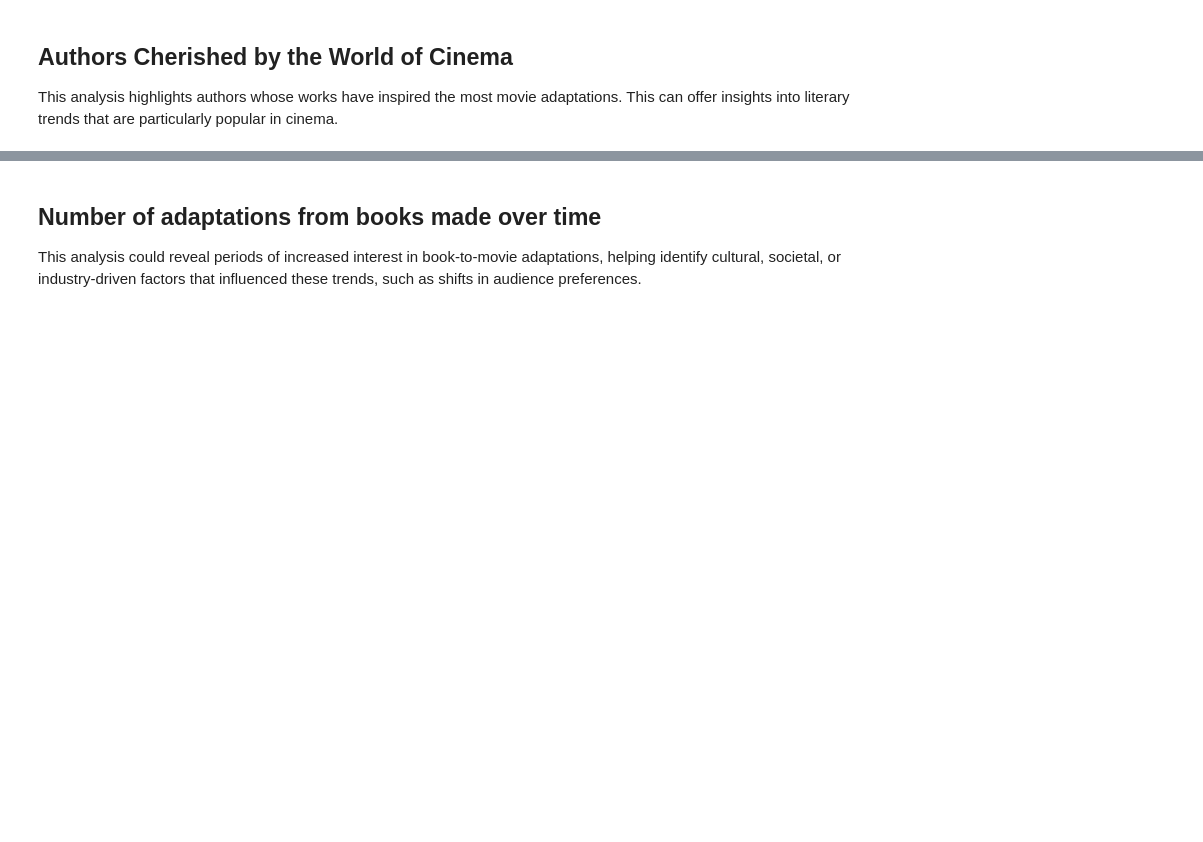
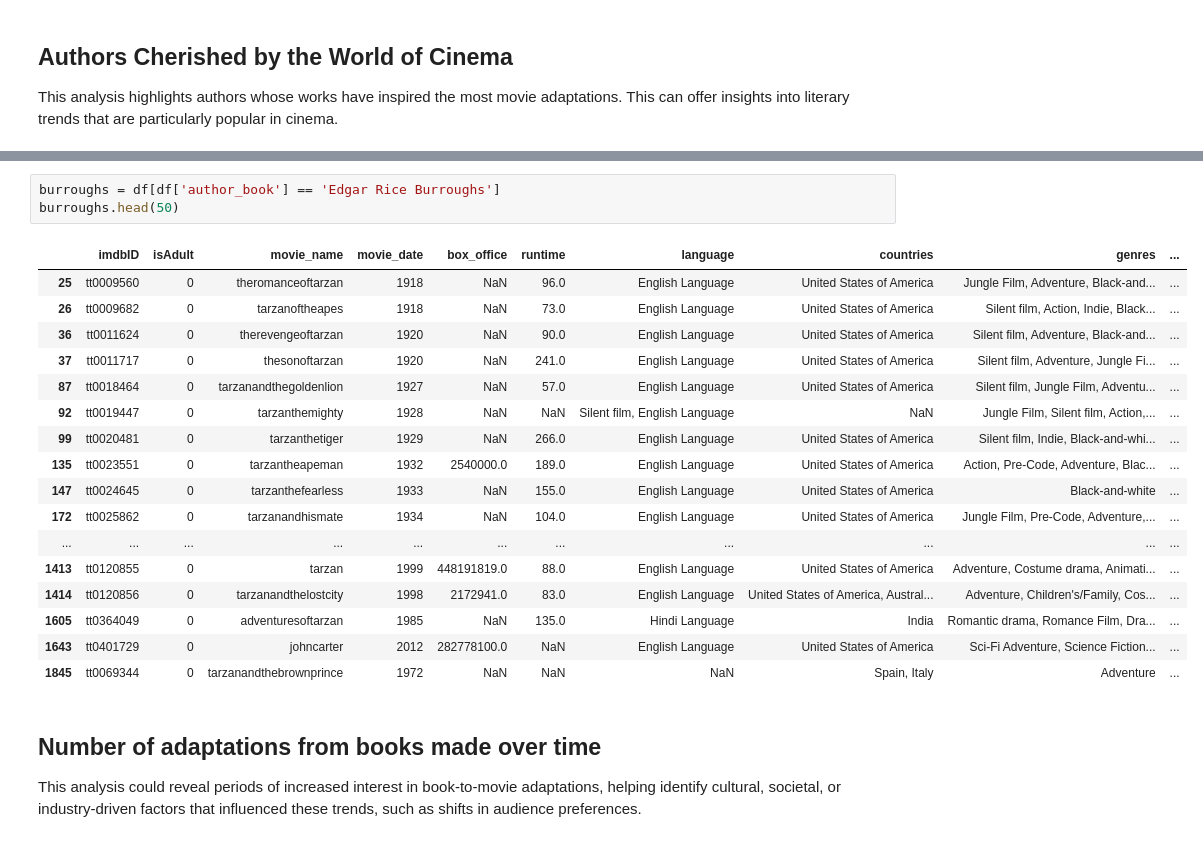
Before and after one commit to epfl-ada/ada-2024-project-padamalgame, a Jupyter notebook: results.ipynb, the cells around one changed output, grey strips where cells are left out. Cells and saved outputs as stored; diff of their text form; blank space fills up the shorter version.

Commit message:
authors + modif cat analysis

```diff
--- a/results.ipynb
+++ b/results.ipynb
@@ -302,3 +304,24 @@ plt.show()
+# %%
+burroughs = df[df['author_book'] == 'Edgar Rice Burroughs']
+burroughs.head(50)
+# %% [output]
+|  | imdbID | isAdult | movie_name | movie_date | box_office | runtime | language | countries | genres | ... |
+| 25 | tt0009560 | 0 | theromanceoftarzan | 1918 | NaN | 96.0 | English Language | United States of America | Jungle Film, Adventure, Black-and... | ... |
+| 26 | tt0009682 | 0 | tarzanoftheapes | 1918 | NaN | 73.0 | English Language | United States of America | Silent film, Action, Indie, Black... | ... |
+| 36 | tt0011624 | 0 | therevengeoftarzan | 1920 | NaN | 90.0 | English Language | United States of America | Silent film, Adventure, Black-and... | ... |
+| 37 | tt0011717 | 0 | thesonoftarzan | 1920 | NaN | 241.0 | English Language | United States of America | Silent film, Adventure, Jungle Fi... | ... |
+| 87 | tt0018464 | 0 | tarzanandthegoldenlion | 1927 | NaN | 57.0 | English Language | United States of America | Silent film, Jungle Film, Adventu... | ... |
+| 92 | tt0019447 | 0 | tarzanthemighty | 1928 | NaN | NaN | Silent film, English Language | NaN | Jungle Film, Silent film, Action,... | ... |
+| 99 | tt0020481 | 0 | tarzanthetiger | 1929 | NaN | 266.0 | English Language | United States of America | Silent film, Indie, Black-and-whi... | ... |
+| 135 | tt0023551 | 0 | tarzantheapeman | 1932 | 2540000.0 | 189.0 | English Language | United States of America | Action, Pre-Code, Adventure, Blac... | ... |
+| 147 | tt0024645 | 0 | tarzanthefearless | 1933 | NaN | 155.0 | English Language | United States of America | Black-and-white | ... |
+| 172 | tt0025862 | 0 | tarzanandhismate | 1934 | NaN | 104.0 | English Language | United States of America | Jungle Film, Pre-Code, Adventure,... | ... |
+| ... | ... | ... | ... | ... | ... | ... | ... | ... | ... | ... |
+| 1413 | tt0120855 | 0 | tarzan | 1999 | 448191819.0 | 88.0 | English Language | United States of America | Adventure, Costume drama, Animati... | ... |
+| 1414 | tt0120856 | 0 | tarzanandthelostcity | 1998 | 2172941.0 | 83.0 | English Language | United States of America, Austral... | Adventure, Children's/Family, Cos... | ... |
+| 1605 | tt0364049 | 0 | adventuresoftarzan | 1985 | NaN | 135.0 | Hindi Language | India | Romantic drama, Romance Film, Dra... | ... |
+| 1643 | tt0401729 | 0 | johncarter | 2012 | 282778100.0 | NaN | English Language | United States of America | Sci-Fi Adventure, Science Fiction... | ... |
+| 1845 | tt0069344 | 0 | tarzanandthebrownprince | 1972 | NaN | NaN | NaN | Spain, Italy | Adventure | ... |
 # %% [markdown]
 ## Number of adaptations from books made over time
 This analysis could reveal periods of increased interest in book-to-movie adaptations, helping identify cultural, societal, or industry-driven factors that influenced these trends, such as shifts in audience preferences.
```
Also changed, not shown: parts of 1 cell of this notebook, 2 other files.
